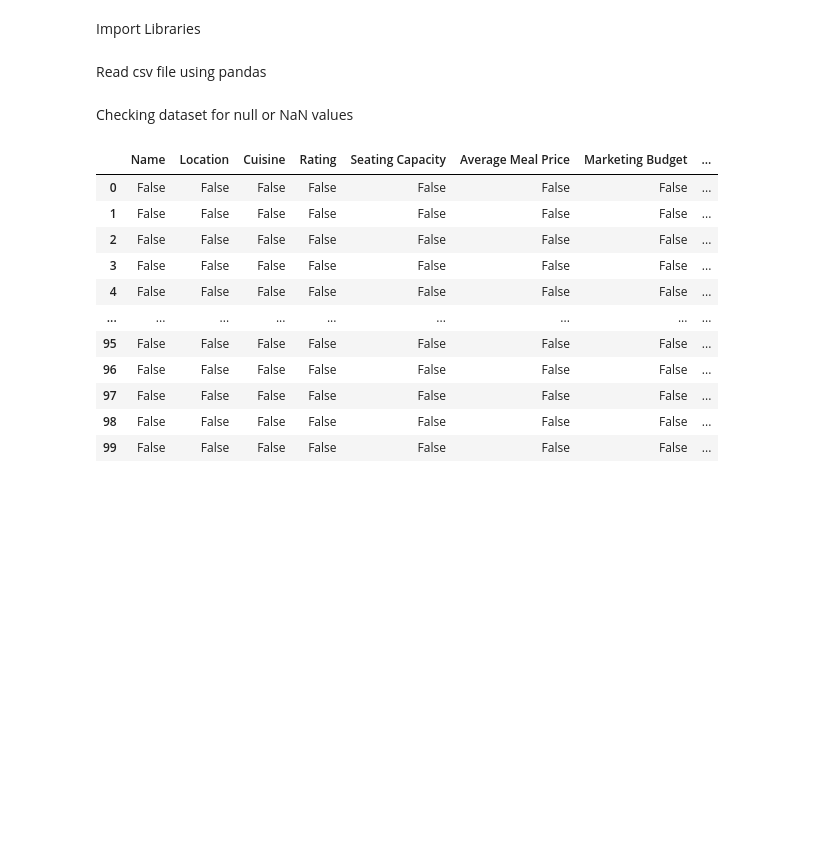
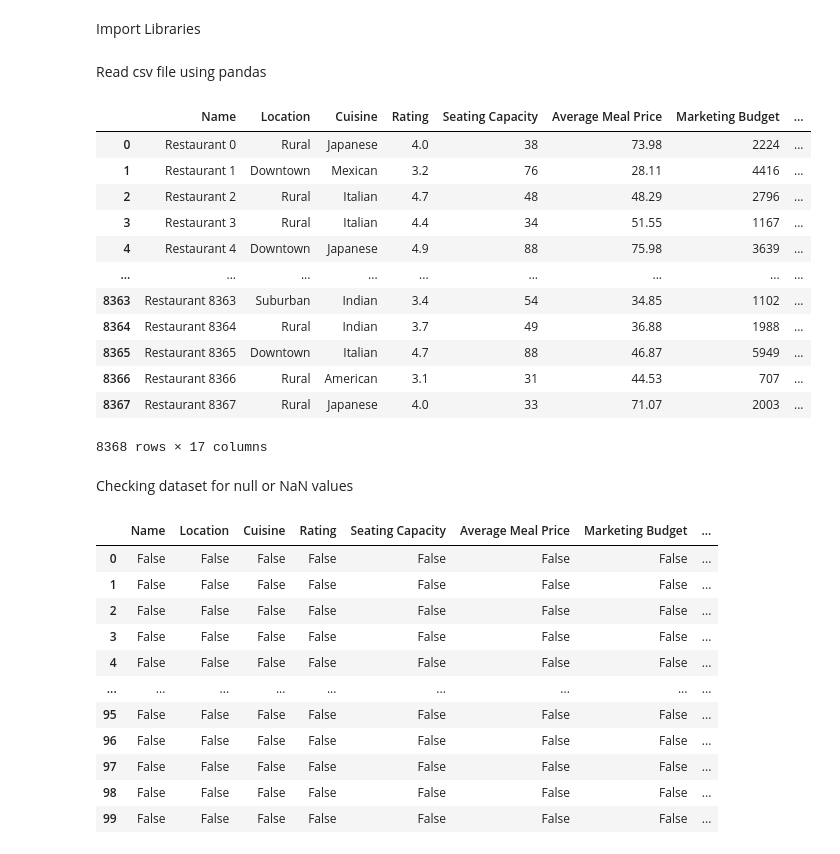
Before and after one commit to adiazvarela/restaurant_revenue_predictions, a Jupyter notebook: Project_1_Q1.ipynb, the cells around one changed output. Cells and saved outputs as stored; diff of their text form; code cells hidden in the pictures; blank space fills up the shorter version.

```diff
--- a/Project_1_Q1.ipynb
+++ b/Project_1_Q1.ipynb
@@ -71,3 +17,19 @@ dataset = pd.read_csv('restaurant_data.csv')
+# %%
+dataset
+# %% [output]
+|  | Name | Location | Cuisine | Rating | Seating Capacity | Average Meal Price | Marketing Budget | ... |
+| 0 | Restaurant 0 | Rural | Japanese | 4.0 | 38 | 73.98 | 2224 | ... |
+| 1 | Restaurant 1 | Downtown | Mexican | 3.2 | 76 | 28.11 | 4416 | ... |
+| 2 | Restaurant 2 | Rural | Italian | 4.7 | 48 | 48.29 | 2796 | ... |
+| 3 | Restaurant 3 | Rural | Italian | 4.4 | 34 | 51.55 | 1167 | ... |
+| 4 | Restaurant 4 | Downtown | Japanese | 4.9 | 88 | 75.98 | 3639 | ... |
+| ... | ... | ... | ... | ... | ... | ... | ... | ... |
+| 8363 | Restaurant 8363 | Suburban | Indian | 3.4 | 54 | 34.85 | 1102 | ... |
+| 8364 | Restaurant 8364 | Rural | Indian | 3.7 | 49 | 36.88 | 1988 | ... |
+| 8365 | Restaurant 8365 | Downtown | Italian | 4.7 | 88 | 46.87 | 5949 | ... |
+| 8366 | Restaurant 8366 | Rural | American | 3.1 | 31 | 44.53 | 707 | ... |
+| 8367 | Restaurant 8367 | Rural | Japanese | 4.0 | 33 | 71.07 | 2003 | ... |
+8368 rows × 17 columns
 # %% [markdown]
 Checking dataset for null or NaN values
 # %%
```
Also changed, not shown: parts of 23 cells of this notebook.
